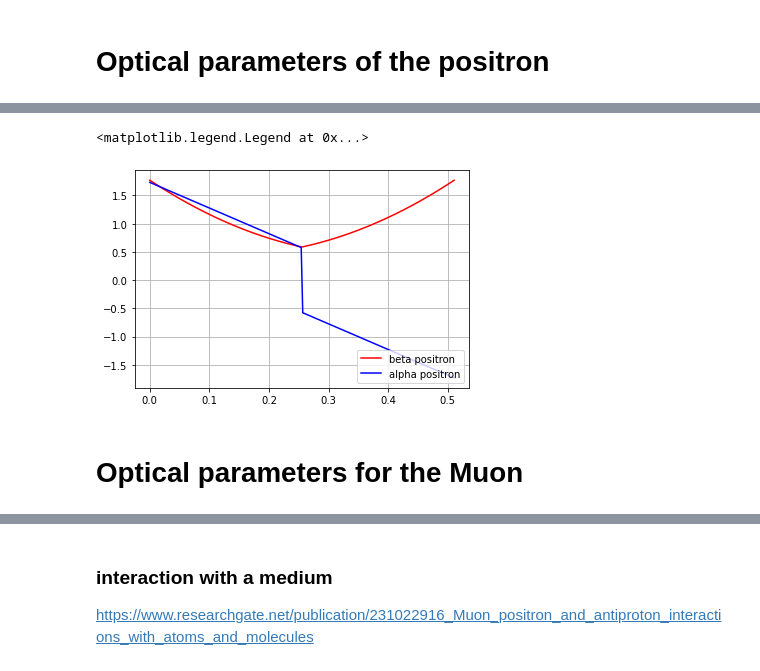
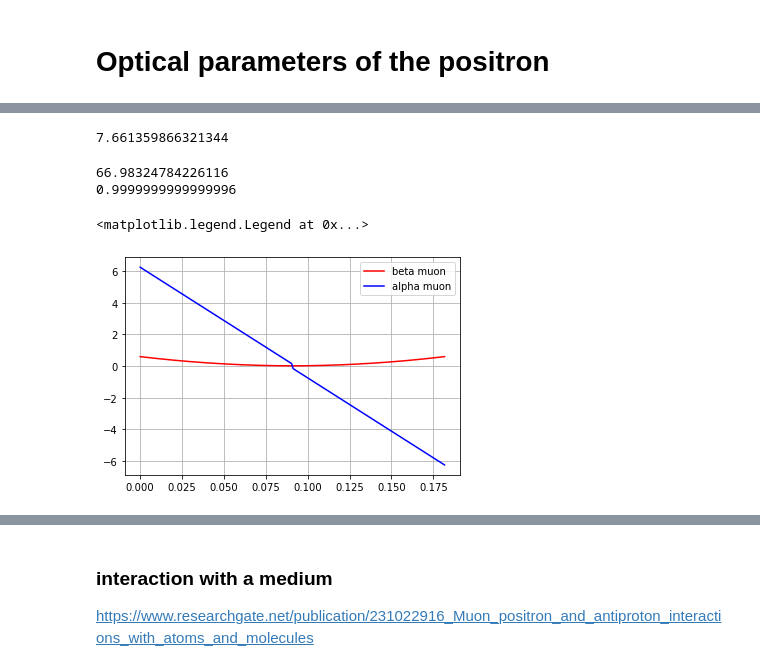
Before and after one commit to BastienGolomer/Feasibility-studies-for-a-Muon-source, a Jupyter notebook: First_attempt.ipynb, the cells around one changed output, grey strips where cells are left out. Cells and saved outputs as stored; diff of their text form; code cells hidden in the pictures.

```diff
--- a/First_attempt.ipynb
+++ b/First_attempt.ipynb
@@ -159,6 +241,26 @@ print(tr)
+# %%
+# P_mu = P_e + delta;# canonical momentum of *(1-2*m_mu/0.230)the positron in GeV/c at the entrance
+theta_max = 4*m_e/s_e*np.sqrt(s_e/4-m_mu**2);
+P_mu = P_e/(2*np.cos(theta_max/2));
+delta = P_mu - P_e
+
+k_1mu = q_mu/(P_mu*10**9/v_c)*dB  # k_1 in a quadrupole
+f = 1/(k_1mu*L_q); # focal of this particle
+print(k_1mu)
+L = 1.9*f
+
+# Building the transfer matrix of the FODO cell
+Rx1 = 1 - L/f*(1+L/f); Rx2 = L/f*(2*f+L); Rx3 = -L/(f**2); Rx4 = 1+L/f;
+Ry1 = 1 + L/f*(1-L/f); Ry2 = L/f*(2*f-L); Ry3 = -L/f**2; Ry4 = 1-L/f;
+Rx = np.matrix([[Rx1, Rx2], [Rx3, Rx4]]);
+Ry = np.matrix([[Ry1, Ry2], [Ry3, Ry4]]);
+
+tr= Rx1 + Rx4
+# %% [output]
+7.661359866321344
 # %%
 # the coefficients at the focusing quadrupole
-mu_x = m.acos(tr/2);
+mu_x = m.acos(tr/2) ;
 alpha_x0 = (Rx1 - Rx4)/(2*np.sin(mu_x));
 beta_x0 = Rx2/np.sin(mu_x);
 gamma_x0 = -Rx3/np.sin(mu_x);
@@ -170,51 +272,58 @@ mu_y = m.acos(tr/2) ;
 alpha_y0 = (Ry1 - tr/2)/np.sin(mu_y);
 beta_y0 = Ry2/np.sin(mu_y);
 gamma_y0 = -Ry3/np.sin(mu_y);
+print(gamma_y0)
+
 test = beta_y0*gamma_y0 - alpha_y0**2
+print(test) # almost 1 , OK
+# gamma remains a constant
+
 
 # we are going to devide the drift spaces
 s = np.linspace(0,L,100);
 
 # drift after focusing
 a = L**2/(4*beta_x0);
 b = L;
 c = beta_x0 + L**2/beta_x0 - beta_y0 ;
 delta = b**2 - 4*a*c;
 c_1 = (-b + np.sqrt(delta))/(2*a) # this solution of the polynomial is the physical one
 c_2 = beta_x0;
 
 beta_FD =  [(c_1**2 + 4)*x**2/(4*c_2) + c_1*x + c_2 for x in s] ;#beta in the drift following the focusing quadrupole
 alpha_FD =  [ -1/2*((c_1**2 + 4)*x/(2*c_2) + c_1) for x in s];
-gamma_FD = np.zeros(100);
-for i in range(100) :
-    gamma_FD[i] = (1 + alpha_FD[i]**2)/beta_FD[i]
+gamma_FD = [(1 + alpha_FD[i]**2)/beta_FD[i] for i in range(100)];
+
 
 
 # drift after focusing
 a = L**2/(4*beta_y0);
 b = L;
 c = beta_y0 + L**2/beta_y0 - beta_x0 ;
 delta = b**2 - 4*a*c;
 c_1 = (-b + np.sqrt(delta))/(2*a) # this solution of the polynomial is the physical one
 c_2 = beta_y0;
 
 beta_DD =  [(c_1**2 + 4)*x**2/(4*c_2) + c_1*x + c_2 for x in s] ;#beta in the drift following the defocusing quadrupole
 alpha_DD =  [ -1/2*((c_1**2 + 4)*x/(2*c_2) + c_1) for x in s];
-gamma_DD = np.zeros(100);
-for i in range(100) :
-    gamma_DD[i] = (1 + alpha_DD[i]**2)/beta_DD[i]
+gamma_DD = [(1 + alpha_DD[i]**2)/beta_DD[i] for i in range(100)];
+#Figures
+beta_mu = beta_FD + beta_DD;
+alpha_mu = alpha_FD + alpha_DD;
+gamma_mu = gamma_FD + gamma_DD;
+beta_mu = np.array(beta_mu)
+alpha_mu = np.array(alpha_mu)
+gamma_mu = np.array(gamma_mu)
 
-beta = beta_FD + beta_DD;
-alpha = alpha_FD + alpha_DD;
 
 # figures
 Fig = plt.figure()
-plt.plot(np.linspace(0,L,200),beta,'r',label = 'beta')
-plt.plot(np.linspace(0,L,200),alpha,'b',label = 'alpha')
+plt.plot(np.linspace(0,2*L ,200),beta_mu,'r',label = 'beta')
+plt.plot(np.linspace(0,2*L ,200),alpha_mu,'b',label = 'alpha')
 plt.grid(True)
-plt.legend(['beta positron', 'alpha positron', 'gamma positron'], loc=4)
+plt.legend(['beta muon', 'alpha muon', 'gamma muon'], loc=1)
 # %% [output]
-<matplotlib.legend.Legend at 0x...>
+66.98324784226116
+0.9999999999999996
+<matplotlib.legend.Legend at 0x...>
-[figure, old version]
+[figure, new version]
-# %% [markdown]
-# Optical parameters for the Muon
```
Also changed, not shown: parts of 12 cells of this notebook, 1 other file.
